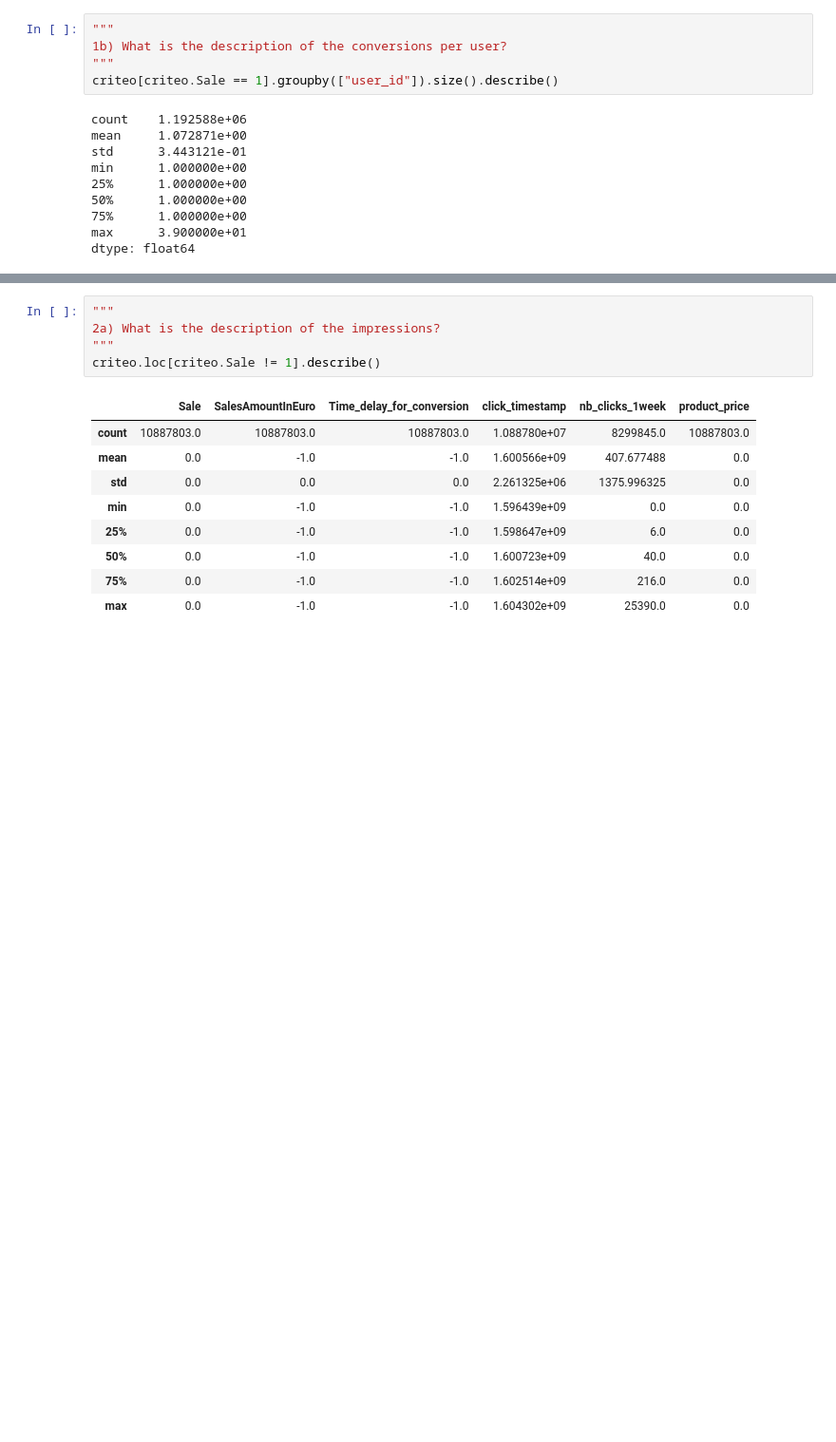
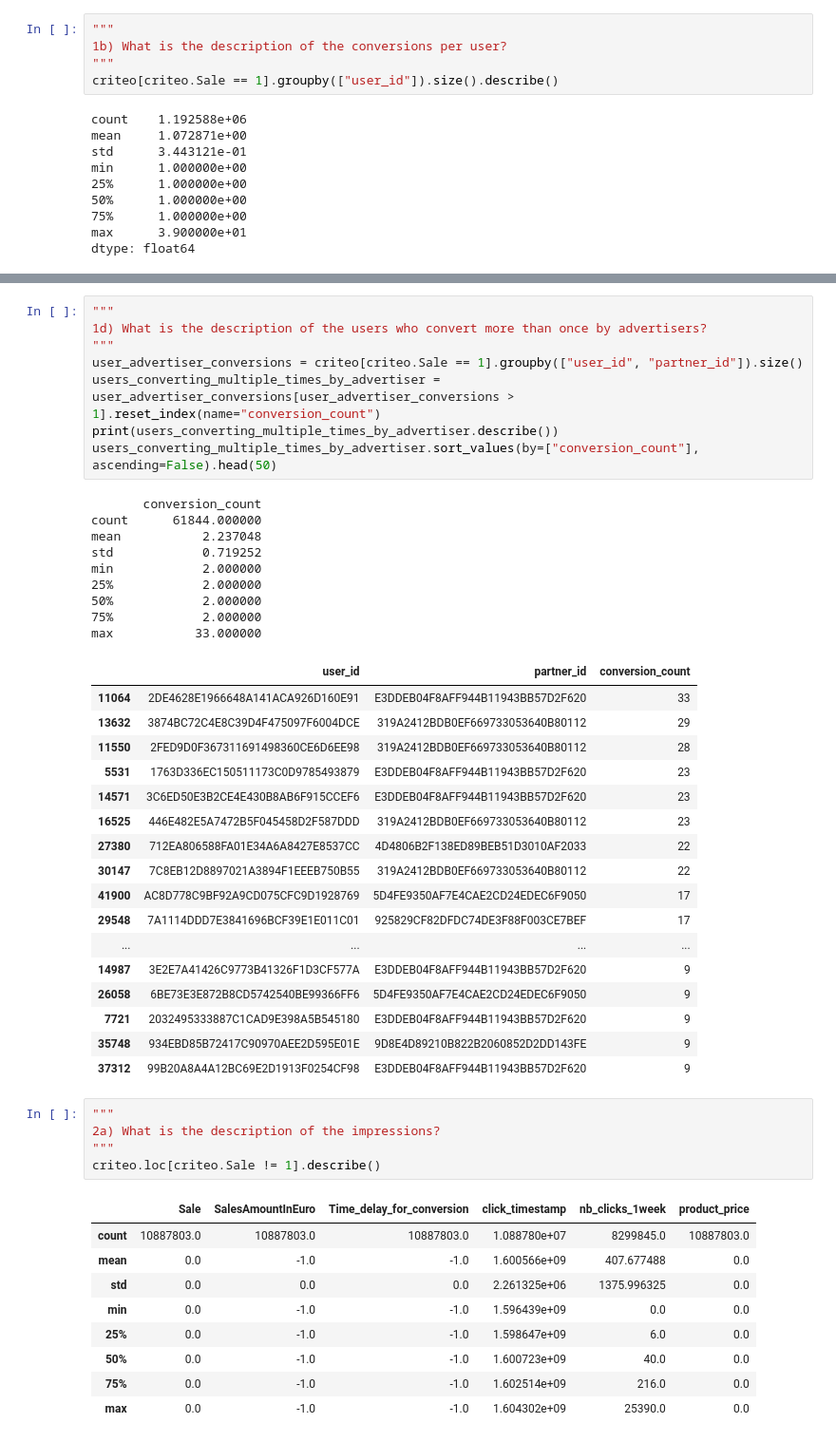
Before and after one commit to columbia/cookiemonster, a Jupyter notebook: notebooks/criteo_dataset_analysis.ipynb, the cells around one changed output, grey strips where cells are left out. Shown at 95% size. Saved outputs shown, nothing was run; the diff lists cells and outputs as text; blank space fills up the shorter version.

Commit message:
criteo analysis

```diff
--- a/notebooks/criteo_dataset_analysis.ipynb
+++ b/notebooks/criteo_dataset_analysis.ipynb
@@ -123,3 +140,38 @@ dtype: float64
+# %%
+"""
+1d) What is the description of the users who convert more than once by advertisers?
+"""
+user_advertiser_conversions = criteo[criteo.Sale == 1].groupby(["user_id", "partner_id"]).size()
+users_converting_multiple_times_by_advertiser = user_advertiser_conversions[user_advertiser_conversions > 1].reset_index(name="conversion_count")
+print(users_converting_multiple_times_by_advertiser.describe())
+users_converting_multiple_times_by_advertiser.sort_values(by=["conversion_count"], ascending=False).head(50)
+# %% [output]
+       conversion_count
+count      61844.000000
+mean           2.237048
+std            0.719252
+min            2.000000
+25%            2.000000
+50%            2.000000
+75%            2.000000
+max           33.000000
+|  | user_id | partner_id | conversion_count |
+| 11064 | 2DE4628E1966648A141ACA926D160E91 | E3DDEB04F8AFF944B11943BB57D2F620 | 33 |
+| 13632 | 3874BC72C4E8C39D4F475097F6004DCE | 319A2412BDB0EF669733053640B80112 | 29 |
+| 11550 | 2FED9D0F367311691498360CE6D6EE98 | 319A2412BDB0EF669733053640B80112 | 28 |
+| 5531 | 1763D336EC150511173C0D9785493879 | E3DDEB04F8AFF944B11943BB57D2F620 | 23 |
+| 14571 | 3C6ED50E3B2CE4E430B8AB6F915CCEF6 | E3DDEB04F8AFF944B11943BB57D2F620 | 23 |
+| 16525 | 446E482E5A7472B5F045458D2F587DDD | 319A2412BDB0EF669733053640B80112 | 23 |
+| 27380 | 712EA806588FA01E34A6A8427E8537CC | 4D4806B2F138ED89BEB51D3010AF2033 | 22 |
+| 30147 | 7C8EB12D8897021A3894F1EEEB750B55 | 319A2412BDB0EF669733053640B80112 | 22 |
+| 41900 | AC8D778C9BF92A9CD075CFC9D1928769 | 5D4FE9350AF7E4CAE2CD24EDEC6F9050 | 17 |
+| 29548 | 7A1114DDD7E3841696BCF39E1E011C01 | 925829CF82DFDC74DE3F88F003CE7BEF | 17 |
+| ... | ... | ... | ... |
+| 14987 | 3E2E7A41426C9773B41326F1D3CF577A | E3DDEB04F8AFF944B11943BB57D2F620 | 9 |
+| 26058 | 6BE73E3E872B8CD5742540BE99366FF6 | 5D4FE9350AF7E4CAE2CD24EDEC6F9050 | 9 |
+| 7721 | 2032495333887C1CAD9E398A5B545180 | E3DDEB04F8AFF944B11943BB57D2F620 | 9 |
+| 35748 | 934EBD85B72417C90970AEE2D595E01E | 9D8E4D89210B822B2060852D2DD143FE | 9 |
+| 37312 | 99B20A8A4A12BC69E2D1913F0254CF98 | E3DDEB04F8AFF944B11943BB57D2F620 | 9 |
 # %%
 """
 2a) What is the description of the impressions?
```
Also changed, not shown: parts of 1 cell of this notebook, 2 other files.
